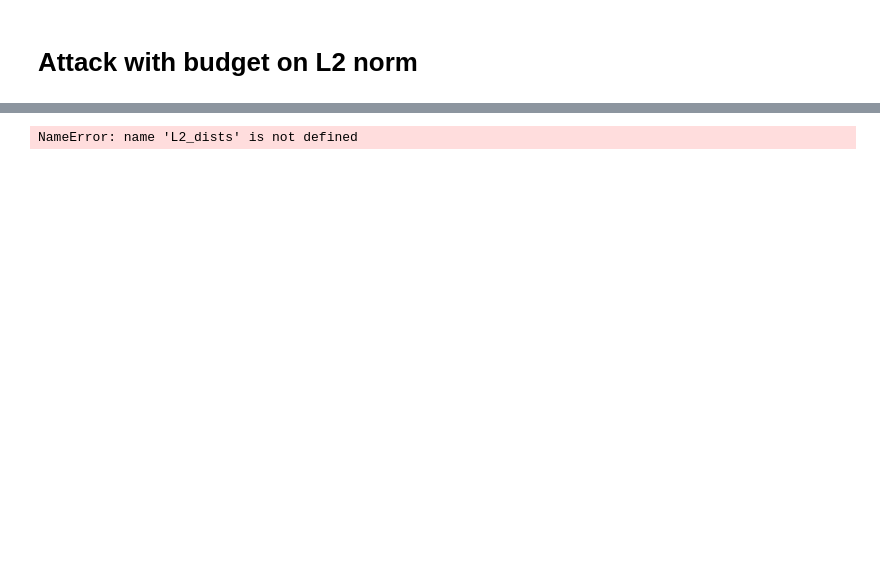
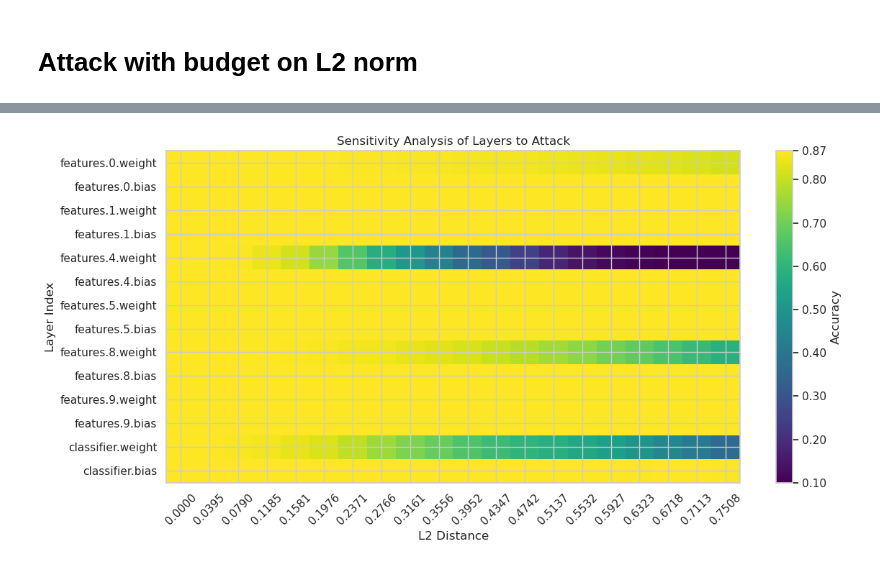
Before and after one commit to yangland/FedON, a Jupyter notebook: jupyter_notebooks/objective_definition.ipynb, the cells around one changed output, grey strips where cells are left out. Drawn from its saved outputs; the diff is of its cells as text; code cells hidden in the pictures; blank space fills up the shorter version.

```diff
--- a/jupyter_notebooks/objective_definition.ipynb
+++ b/jupyter_notebooks/objective_definition.ipynb
@@ -631,8 +808,8 @@ def plot_sensitivity_matrix(results_matrix, layer_names, L2_dists):
     plt.show()
 # %%
 # Evaluate and record sensitivities
-results_matrix, layer_names, L2_dists = evaluate_and_record_sensitivities(
-    modelt, G_m, 0.3652, 20, test_data, device
+results_matrix, layer_names, l2_distances = evaluate_and_record_sensitivities(
+    modelt, G_m, max_attack_l2_dist, 10, test_data, device
 )
 # %% [output]
 layer_names ['features.0.weight', 'features.0.bias', 'features.1.weight', 'features.1.bias', 'features.4.weight', 'features.4.bias', 'features.5.weight', 'features.5.bias', 'features.8.weight', 'featu ...
@@ -655,0 +836,2 @@ Layer: classifier.bias, L2 Budget: 0.3652, Accuracy: 0.7551
+# %%
+results_list_all, l2_dists_all = evaluate_attack_on_all_layers(modelt, G_m, max_attack_l2_dist, 20, test_data, device)
@@ -656,5 +866,5 @@ Layer: classifier.bias, L2 Budget: 0.3652, Accuracy: 0.7551
 # %%
 # Plot the sensitivity matrix
-plot_sensitivity_matrix(results_matrix, layer_names, L2_dists)
+plot_sensitivity_matrix(results_matrix, layer_names, l2_dists_all)
 # %% [output]
-NameError: name 'L2_dists' is not defined
+[figure, added]
```
Also changed, not shown: parts of 26 cells of this notebook, 14 other files.
